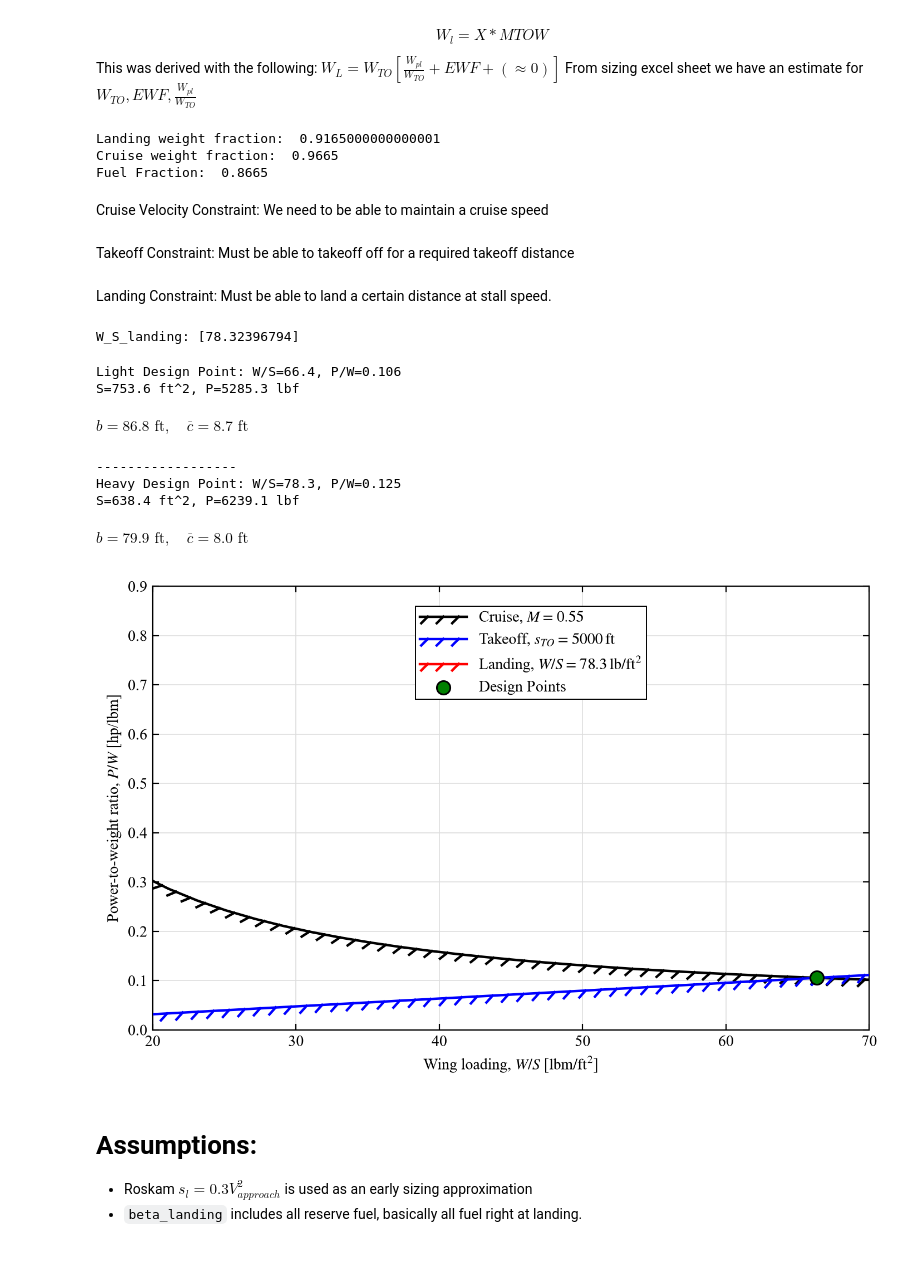
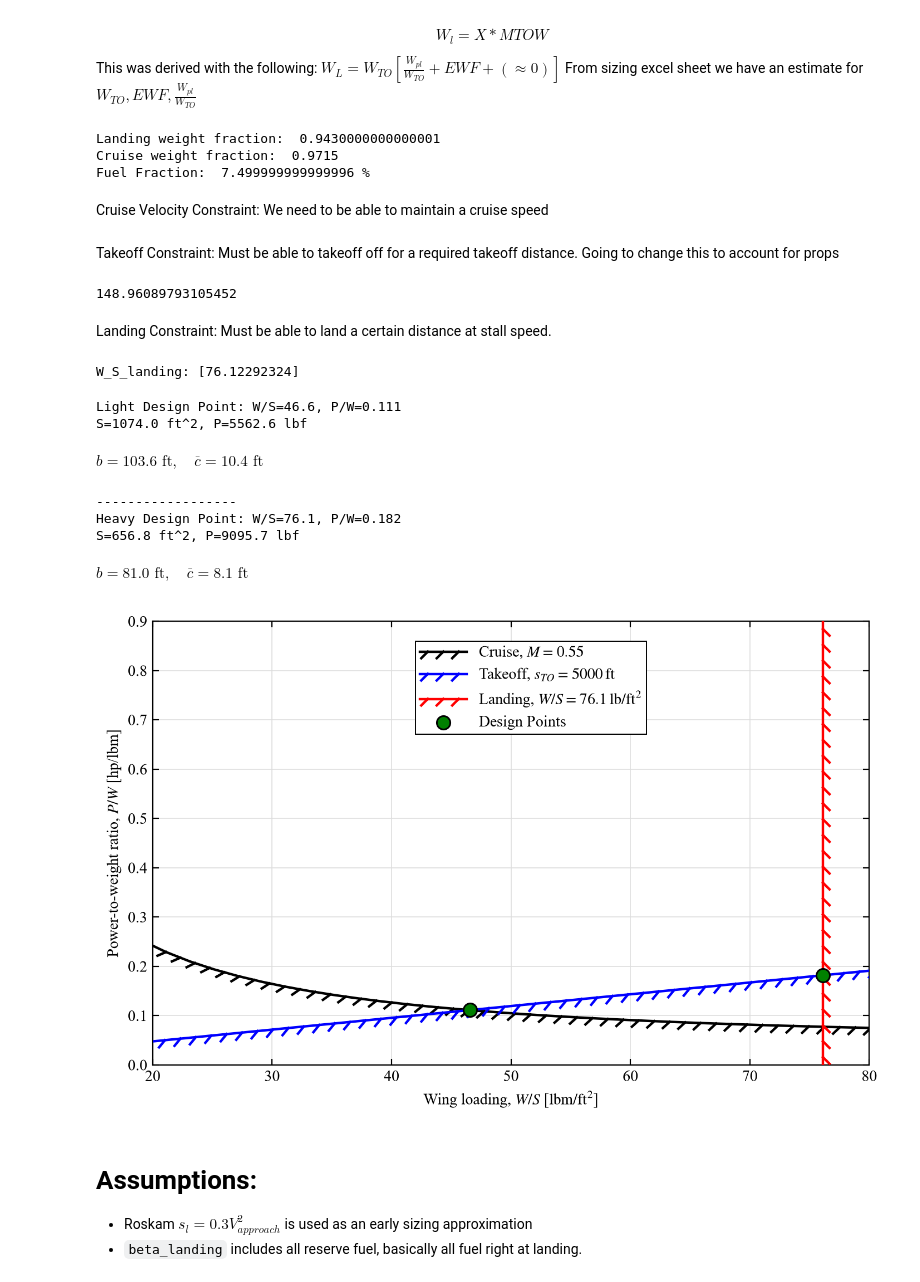
Before and after one commit to zachsstms/Aircraft-Design-Work, a Jupyter notebook: Senior Project Plane/First Design Review/Preliminary Constraint Diagram.ipynb, the cells around one changed output. Cells and saved outputs as stored; diff of their text form; code cells hidden in the pictures.

```diff
--- a/Senior Project Plane/First Design Review/Preliminary Constraint Diagram.ipynb
+++ b/Senior Project Plane/First Design Review/Preliminary Constraint Diagram.ipynb
@@ -27,20 +34,21 @@ This was derived with the following:
 $ W_L=W_{TO}\left[\frac{W_{pl}}{W_{TO}}+EWF+  (\approx{0})\right] $ From sizing excel sheet we have an estimate for $W_{TO}, EWF, \frac{W_{pl}}{W_{TO}}$
 # %%
 EWF=0.6 # from carpet plot spreadsheet
-W_p=13325 # spreadsheet, 200 lbs * 65 people on plane
-beta_landing=((W_p/MTOW)+EWF+0.05) # see notes above, this is (X)+reserve
-beta_cruise=((W_p/MTOW)+EWF+0.1) # see notes above, this is (X+reserve)
+W_p=16250 # spreadsheet, 200 lbs * 65 people on plane
+Fuel_fraction=1-(EWF+W_p/MTOW) # fuel fraction
+
+beta_landing=(W_p/MTOW)+EWF+Fuel_fraction*0.24 # W_l/MTOW
+beta_cruise=(Fuel_fraction*0.62)+(W_p/MTOW)+EWF # W_cruise/MTOW
 print("Landing weight fraction: ", beta_landing)
 print("Cruise weight fraction: ", beta_cruise)
-fuel_fraction=EWF+W_p/MTOW
-print("Fuel Fraction: ", fuel_fraction)
+print("Fuel Fraction: ", Fuel_fraction*100,"%")
 
-if fuel_fraction > 1:
+if Fuel_fraction > 1:
     print("WARNING: MTOW, EWF, payload, and beta_landing are inconsistent.")
 # %% [output]
-Landing weight fraction:  0.9165000000000001
-Cruise weight fraction:  0.9665
-Fuel Fraction:  0.8665
+Landing weight fraction:  0.9430000000000001
+Cruise weight fraction:  0.9715
+Fuel Fraction:  7.499999999999996 %
 # %% [markdown]
 Cruise Velocity Constraint: We need to be able to maintain a cruise speed
 # %%
@@ -56,23 +64,28 @@ W_S=np.linspace(1, 200, 100) # linspace for wingload
 q_cruise=0.5*rho_cruisealt*V_cruise**2 # dynamic pressure at cruise
 
 alpha_T_cruise=1 # NOTE: Input engine model later
-alpha_P_cruise=0.8 # cruise power available/sea-level power estimate
+alpha_P_cruise=1 # cruise power available/sea-level power estimate
 T_W_cruise=(q_cruise*C_D0*(1/W_S)+(k/q_cruise)*W_S)/alpha_T_cruise # above line = valid
 
 P_W_cruise = (
     V_cruise/ (550 * eta_p * alpha_P_cruise)*(q_cruise*C_D0/W_S +(k *beta_cruise**2 /q_cruise)*W_S) # the 550 is to get horsepower
 )
 # %% [markdown]
-Takeoff Constraint: Must be able to takeoff off for a required takeoff distance
+Takeoff Constraint: Must be able to takeoff off for a required takeoff distance.
+Going to change this to account for props
 # %%
 # takeoff constraint
 eta_p_takeoff=0.5 # estimated prop efficiency at takeoff (*shaky*)
 C_L_max_TO=1.7 # Value from Roskam, page 91 and page 377 from Gudmundsson
-V_takeoff=1*np.sqrt(take_off_distance/0.3)/1.3 #estimation based off stall speed (broken down below)
+V_takeoff=1.5*np.sqrt(take_off_distance/0.3)/1.3 #estimation based off stall speed (broken down below)
 TOP_25=take_off_distance/37.5 # Taken from Roskam, page 98
 sigma_sl=np.sqrt(rho_sl/rho_sl) #normalizing density (assuming sea level for now)
 T_W_takeoff=W_S/(C_L_max_TO*sigma_sl*TOP_25) # Note, above line here (Roskam, page 98, equation 3.7)
 P_W_takeoff=T_W_takeoff*V_takeoff/(550*eta_p_takeoff)
+
+print(V_takeoff)
+# %% [output]
+148.96089793105452
 # %% [markdown]
 Landing Constraint: Must be able to land a certain distance at stall speed.
 # %%
@@ -87,7 +100,7 @@ W_S_landing = V_stall**2*rho_sl*0.5*C_L_max_L # roskam equation 3.1
 W_S_landing=W_S_landing/beta_landing # normalize by weight fraction to get in terms of takeoff w/s
 print(f"W_S_landing: {W_S_landing}")
 # %% [output]
-W_S_landing: [78.32396794]
+W_S_landing: [76.12292324]
 # %%
 # AIAA-style constraint diagram
 # The 7.0-in width is suitable for a two-column AIAA figure.
@@ -159,11 +172,11 @@ ax.scatter(W_S_landing, P_W_landing_design, s=75, marker='o',
            facecolor='green', edgecolor='black', linewidth=1.1, zorder=6)
 
 
-ax.set_xlim(30, 70)
+ax.set_xlim(30, 80)
 ax.set_ylim(0, 0.90)
 ax.set_xlabel(r'Wing loading, $W/S$ [$\mathrm{lbm/ft^2}$]')
 ax.set_ylabel(r'Power-to-weight ratio, $P/W$ [hp/lbm]')
-ax.set_xticks(np.linspace(20,70,6))
+ax.set_xticks(np.linspace(20,80,7))
 ax.set_yticks(np.arange(0.0, 1.0, 0.1))
 ax.tick_params(which='both', direction='in', top=True, right=True,
                width=0.8, length=4)
@@ -174,40 +187,40 @@ legend = ax.legend(bbox_to_anchor=(.7, 0.85),
     facecolor='white', edgecolor='black', borderpad=0.3, handlelength=3.0,
 )
 legend.get_frame().set_linewidth(0.7)
 
 
 fig.savefig(
     'sizing_constraint_diagram_AIAA.png',
     dpi=300,
     facecolor='white',
     bbox_inches='tight',
 )
 S=MTOW/W_S_crossover
 P=P_W_crossover*MTOW
 b=np.sqrt(S*AR)
 c_bar=b/AR
 
 print(f"Light Design Point: W/S={W_S_crossover:.1f}, P/W={P_W_crossover:.3f}")
 print(f"S={S:.1f} ft^2, P={P:.1f} lbf")
 display(Math(rf"b={b:.1f}\text{{ ft}}, \quad \overline{{c}}={c_bar:.1f}\text{{ ft}}"))
 print("------------------")
 S=MTOW/W_S_landing
 P=P_W_landing_design*MTOW
 b=np.sqrt(S*AR)
 c_bar=b/AR
 
 print(f"Heavy Design Point: W/S={W_S_landing.item():.1f}, P/W={P_W_landing_design.item():.3f}")
 print(f"S={S.item():.1f} ft^2, P={P.item():.1f} lbf")
 display(Math(rf"b={b.item():.1f}\text{{ ft}}, \quad \overline{{c}}={c_bar.item():.1f}\text{{ ft}}"))
 # %% [output]
-Light Design Point: W/S=66.4, P/W=0.106
-S=753.6 ft^2, P=5285.3 lbf
+Light Design Point: W/S=46.6, P/W=0.111
+S=1074.0 ft^2, P=5562.6 lbf
-$\displaystyle b=86.8\text{ ft}, \quad \overline{c}=8.7\text{ ft}$
+$\displaystyle b=103.6\text{ ft}, \quad \overline{c}=10.4\text{ ft}$
 ------------------
-Heavy Design Point: W/S=78.3, P/W=0.125
-S=638.4 ft^2, P=6239.1 lbf
+Heavy Design Point: W/S=76.1, P/W=0.182
+S=656.8 ft^2, P=9095.7 lbf
-$\displaystyle b=79.9\text{ ft}, \quad \overline{c}=8.0\text{ ft}$
+$\displaystyle b=81.0\text{ ft}, \quad \overline{c}=8.1\text{ ft}$
-[figure, old version]
+[figure, new version]
 # %% [markdown]
 # Assumptions:
 - Roskam $s_l=0.3V_{approach}^2$ is used as an early sizing approximation
```
Also changed, not shown: parts of 1 cell of this notebook.
